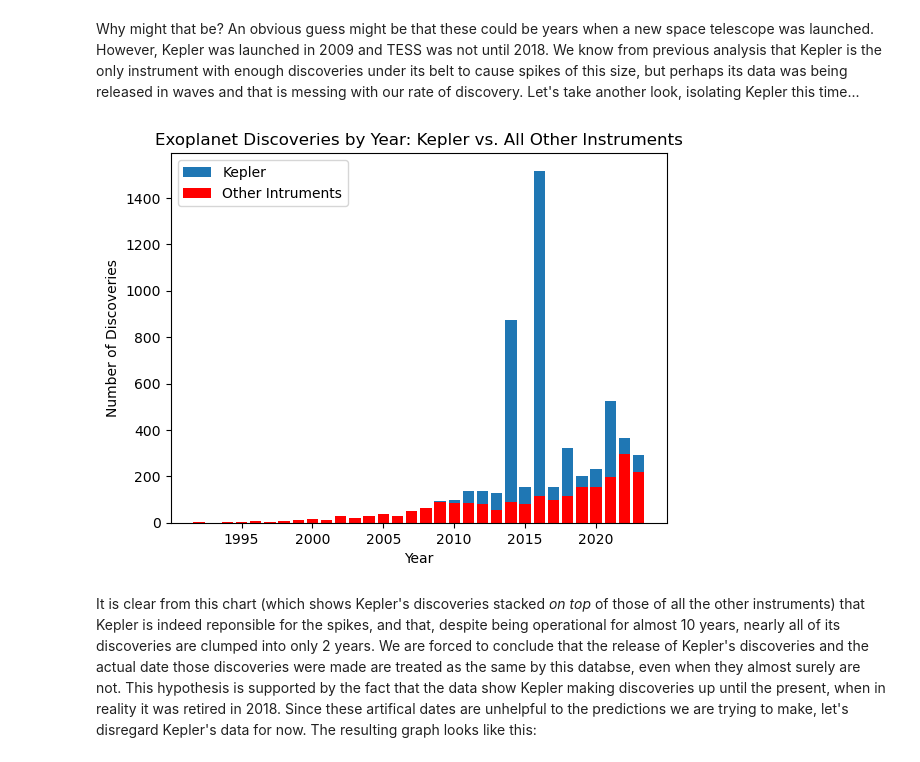
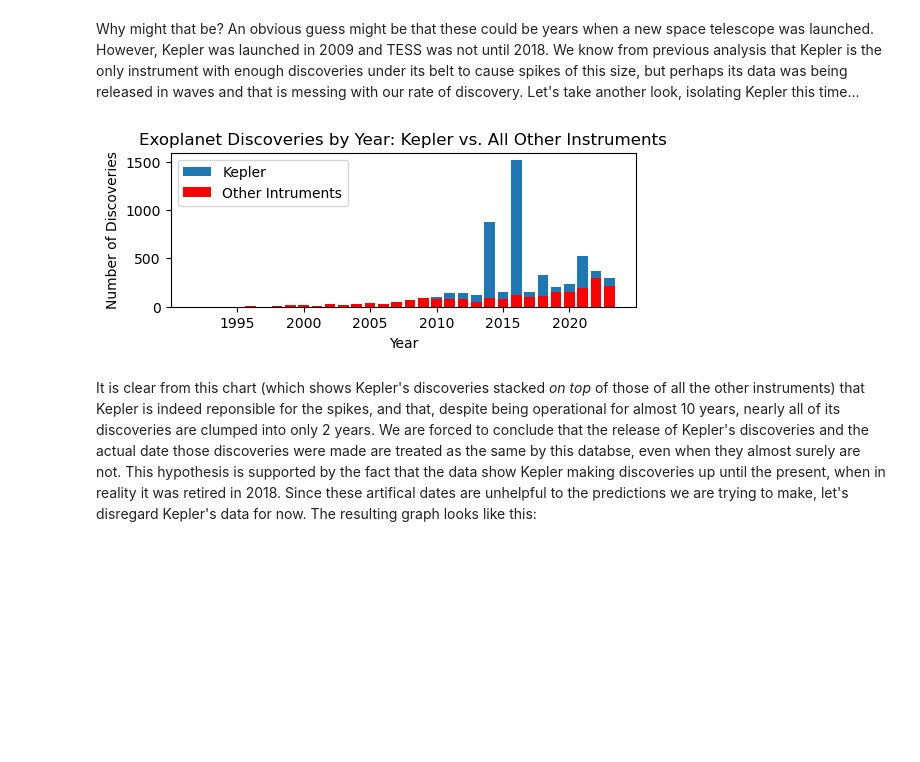
Before and after one commit to RBiebrich/NASA_Exoplanet_Data_Analysis, a Jupyter notebook: exoplanets.ipynb, the cells around one changed output. Cells and saved outputs as stored; diff of their text form; code cells hidden in the pictures; blank space fills up the shorter version.

```diff
--- a/exoplanets.ipynb
+++ b/exoplanets.ipynb
@@ -149,31 +150,31 @@ biggest_year = discoveries_per_year.sort_values('pl_name', ascending=False)['pl_
 # %%
 #| echo: False
 
 not_kepler_filter = data['disc_instrument'] != 'Kepler CCD Array'
 not_kepler_disc_per_year = data[not_kepler_filter].groupby('disc_year').count()['pl_name']
 
 def kepler():
 
     x1 = list(discoveries_per_year['pl_name'].index)
     y1 = discoveries_per_year['pl_name']
 
     x2 = list(not_kepler_disc_per_year.index)
     y2 = not_kepler_disc_per_year
 
-    fig, ax = plt.subplots()
+    fig, ax = plt.subplots(figsize=(6, 2))
     ax.bar(x1, y1)
     ax.bar(x2, y2, color='red')
     plt.xlabel('Year')
     plt.ylabel('Number of Discoveries')
     plt.title('Exoplanet Discoveries by Year: Kepler vs. All Other Instruments')
     plt.legend(['Kepler', 'Other Intruments'])
 
     plt.savefig('kepler-vs-others')
     plt.show()
 
 kepler()
 # %% [output]
-[figure, old version]
+[figure, new version]
 # %% [markdown]
 It is clear from this chart (which shows Kepler's discoveries stacked *on top* of those of all the other instruments) that Kepler is indeed reponsible for the spikes, and that, despite being operational for almost 10 years, nearly all of its discoveries are clumped into only 2 years. We are forced to conclude that the release of Kepler's discoveries and the actual date those discoveries were made are treated as the same by this databse, even when they almost surely are not. This hypothesis is supported by the fact that the data show Kepler making discoveries up until the present, when in reality it was retired in 2018. Since these artifical dates are unhelpful to the predictions we are trying to make, let's disregard Kepler's data for now. The resulting graph looks like this:
 # %%
```
Also changed, not shown: parts of 5 cells of this notebook, 1 other file.
